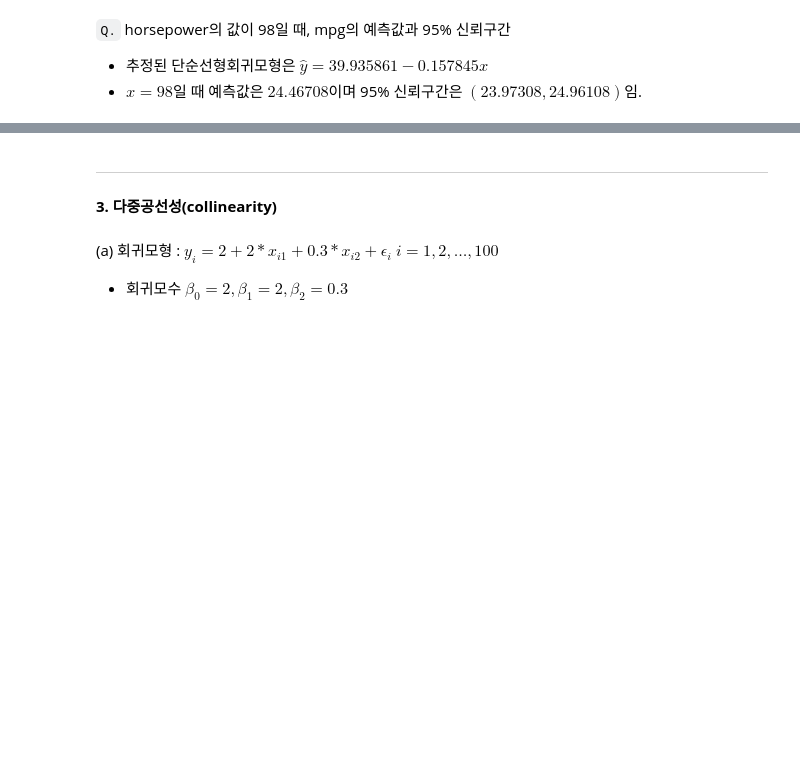
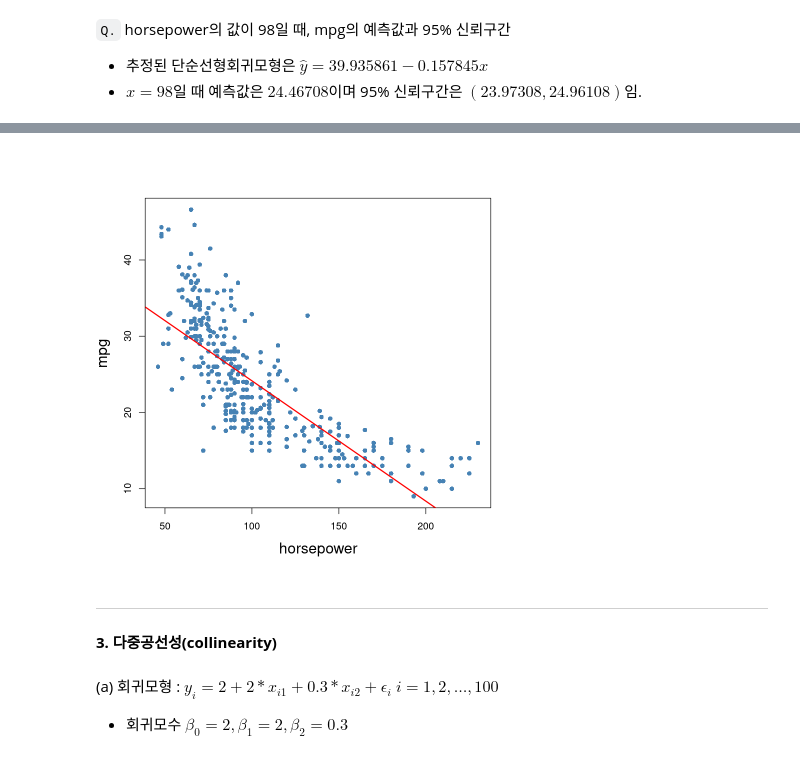
Before and after one commit to kimha02/ham, a Jupyter notebook: _notebooks/2022-04-07-datamining_hw.ipynb, the cells around one changed output, grey strips where cells are left out. Saved outputs shown, nothing was run; the diff lists cells and outputs as text; code cells hidden in the pictures; blank space fills up the shorter version.

```diff
--- a/_notebooks/2022-04-07-datamining_hw.ipynb
+++ b/_notebooks/2022-04-07-datamining_hw.ipynb
@@ -189,0 +191,3 @@ Multiple $R^2 = 0.6059$, Adjusted $R^2 = 0.6049$
+# %%
+a=lm(y~x)
+summary(a)
@@ -197,3 +296,11 @@ Multiple $R^2 = 0.6059$, Adjusted $R^2 = 0.6049$
+# %%
+par(mfrow=c(1,1))
+plot(x,y, pch=16, col='steelblue',
+     lwd=2, cex.lab=1.5,
+     xlab="horsepower", ylab="mpg")
+abline(a, col='red', lwd=2)
+# %% [output]
+[figure, added]
 # %% [markdown]
 ---
 # %% [markdown]
```
Also changed, not shown: parts of 40 cells of this notebook.
